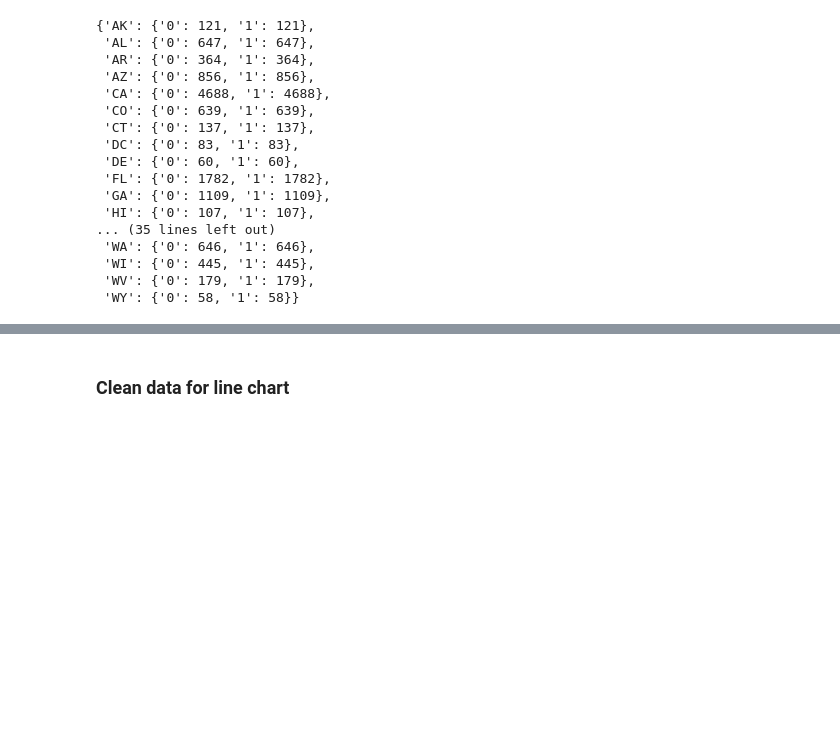
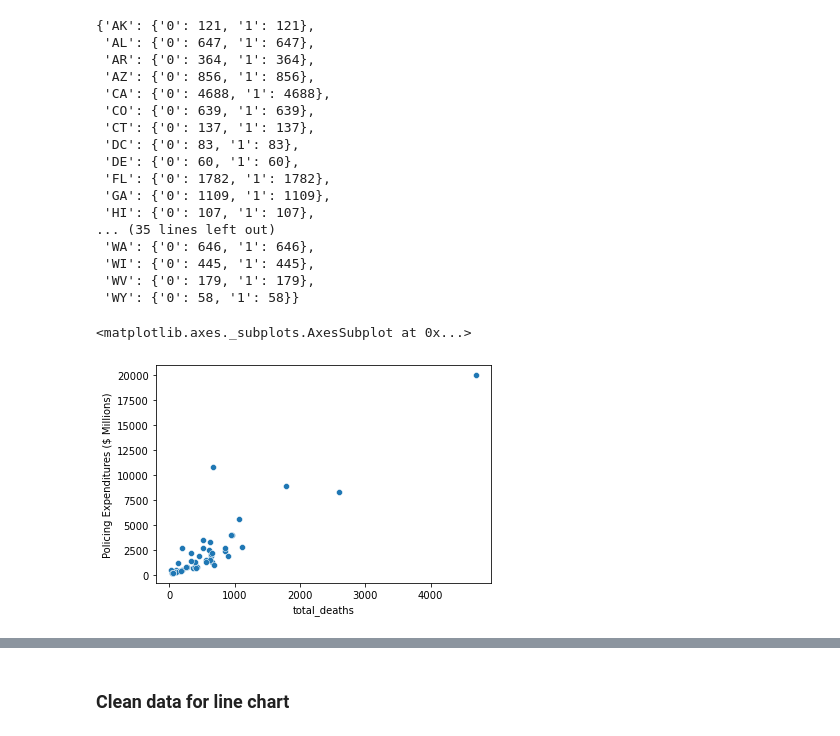
Before and after one commit to lnicoletti/police_violence, a Jupyter notebook: 1-data-preprocessing.ipynb, the cells around one changed output, grey strips where cells are left out. Cells and saved outputs as stored; diff of their text form; code cells hidden in the pictures; blank space fills up the shorter version.

```diff
--- a/1-data-preprocessing.ipynb
+++ b/1-data-preprocessing.ipynb
@@ -149,0 +152,19 @@ df.to_csv(f"data/processed/StateDeaths_{data_cov}.csv")
+# %%
+state_pop = pd.read_html("https://worldpopulationreview.com/states")[0]
+# %%
+state_pop = pd.merge(state_pop[['State', '2020 Pop.']], state_abr, right_on="name", left_on="State").drop(["name", "State"], axis=1).rename(columns={"abbreviation": "state"})
+# %%
+state_spend['Policing Per Capita Spend'] = pd.to_numeric(state_spend['Policing Per Capita Spend'].str.strip("$"))
+state_spend['Policing % of Total Spend'] = pd.to_numeric(state_spend['Policing % of Total Spend'].str.strip("%"))/100
+state_spend['Policing Expenditures ($ Millions)'] = pd.to_numeric(state_spend['Policing Expenditures ($ Millions)'].str.strip("$").str.replace(',', ''))
+state_spend = pd.merge(state_abr, state_spend, left_on="name", right_on="State").drop(["name", "State", "Rank", "Score"], axis=1).rename(columns={"abbreviation": "state"})
+spend_deaths = pd.merge(df_tot.reset_index(), state_spend, left_on="State", right_on="state")
+spend_deaths = pd.merge(spend_deaths, state_pop, on="state")
+# %%
+spend_deaths['deaths_capita'] = spend_deaths['total_deaths']/spend_deaths['2020 Pop.']
+# %%
+import seaborn as sns
+sns.scatterplot(data=spend_deaths, x="total_deaths", y="Policing Expenditures ($ Millions)")
+# %% [output]
+<matplotlib.axes._subplots.AxesSubplot at 0x...>
+[figure, added]
```
Also changed, not shown: parts of 27 cells of this notebook, 9 other files.
